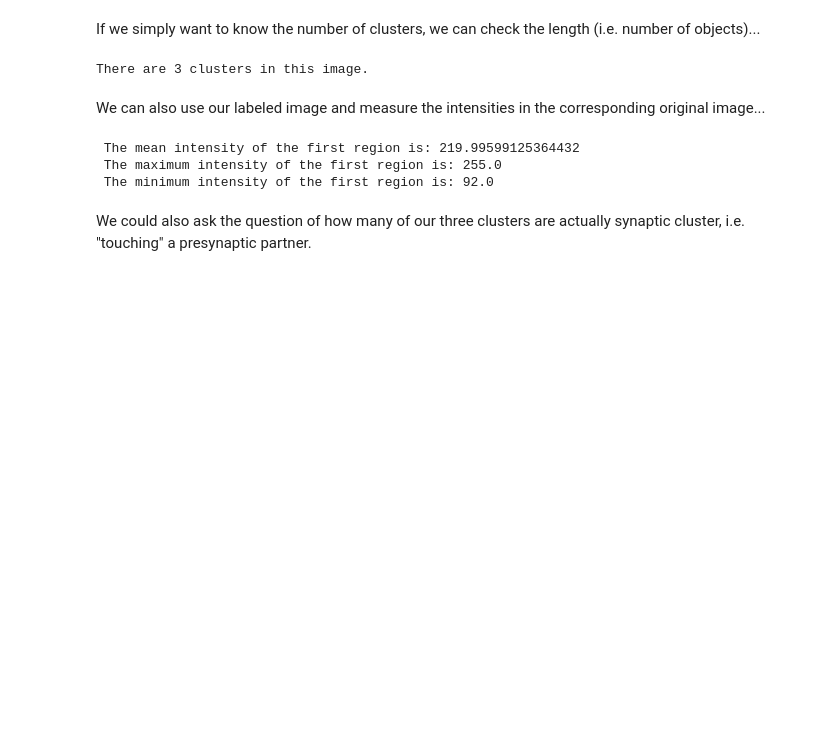
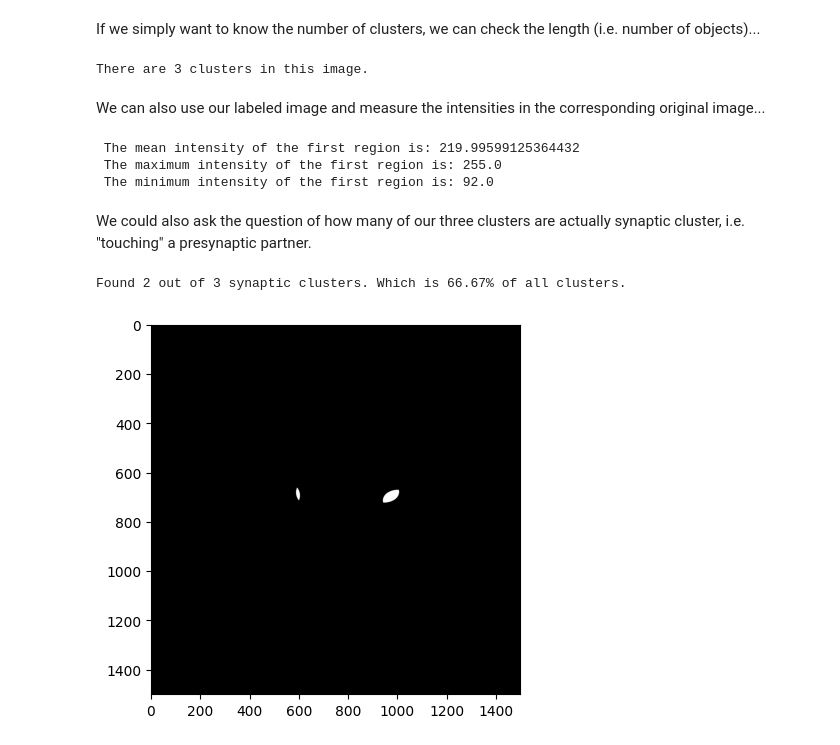
Before and after one commit to FilLieb/NBCimageAnalysis, a Jupyter notebook: learning/10_quantify_thing_in_images.ipynb, the cells around one changed output. Drawn from its saved outputs; the diff is of its cells as text; code cells hidden in the pictures; blank space fills up the shorter version.

```diff
--- a/learning/10_quantify_thing_in_images.ipynb
+++ b/learning/10_quantify_thing_in_images.ipynb
@@ -181,3 +180,22 @@ print(f" The minimum intensity of the first region is: {props[0].min_intensity}"
  The minimum intensity of the first region is: 92.0
 # %% [markdown]
 We could also ask the question of how many of our three clusters are actually synaptic cluster, i.e. "touching" a presynaptic partner.
+# %%
+gphn = binary[:,:,0]
+gphn_labeled = label(gphn)
+
+vgat = binary[:,:,1]
+
+# Find where gphn and vgat overlap
+overlap = (gphn_labeled > 0) & (vgat > 0) # find pixels where both gphn and vgat are positive
+
+plt.imshow(overlap, cmap='gray')
+
+# Find which gphn labels are present in the overlap region
+overlapping_labels = np.unique(gphn_labeled[overlap]) # get unique labels of gphn that overlap with vgat
+overlapping_labels = overlapping_labels[overlapping_labels != 0]  # remove background
+
+print(f"Found {len(overlapping_labels)} out of {len(regions)} synaptic clusters. Which is {len(overlapping_labels)/len(regions)*100:.2f}% of all clusters.")
+# %% [output]
+Found 2 out of 3 synaptic clusters. Which is 66.67% of all clusters.
+[figure, added]
```
Also changed, not shown: parts of 17 cells of this notebook, 1 other file.
